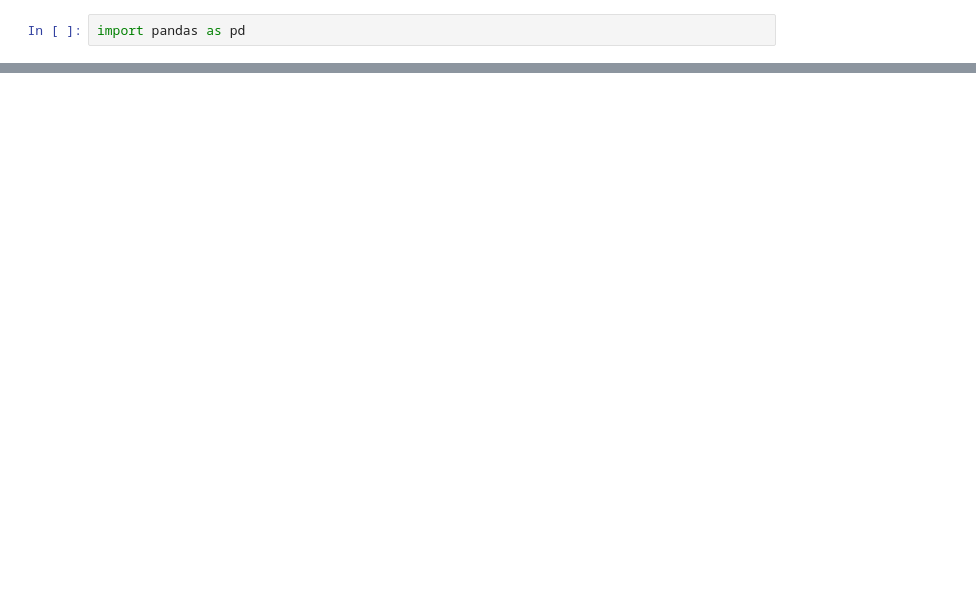
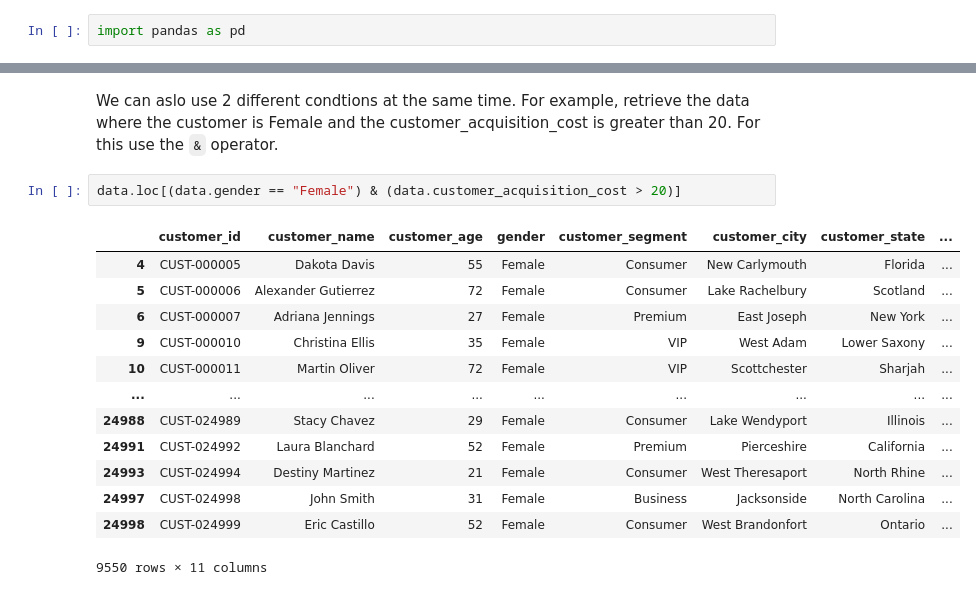
Before and after one commit to Spoorti803/Kaggle-Practice, a Jupyter notebook: pandas.ipynb, the cells around one changed output, grey strips where cells are left out. Cells and saved outputs as stored; diff of their text form; blank space fills up the shorter version.

```diff
--- a/pandas.ipynb
+++ b/pandas.ipynb
@@ -177,0 +235,18 @@ animals.to_csv("cows_and_goats.csv")
+# %% [markdown]
+We can aslo use 2 different condtions at the same time. For example, retrieve the data where the customer is Female and the customer_acquisition_cost is greater than 20. For this use the `&` operator.
+# %%
+data.loc[(data.gender == "Female") & (data.customer_acquisition_cost > 20)]
+# %% [output]
+|  | customer_id | customer_name | customer_age | gender | customer_segment | customer_city | customer_state | ... |
+| 4 | CUST-000005 | Dakota Davis | 55 | Female | Consumer | New Carlymouth | Florida | ... |
+| 5 | CUST-000006 | Alexander Gutierrez | 72 | Female | Consumer | Lake Rachelbury | Scotland | ... |
+| 6 | CUST-000007 | Adriana Jennings | 27 | Female | Premium | East Joseph | New York | ... |
+| 9 | CUST-000010 | Christina Ellis | 35 | Female | VIP | West Adam | Lower Saxony | ... |
+| 10 | CUST-000011 | Martin Oliver | 72 | Female | VIP | Scottchester | Sharjah | ... |
+| ... | ... | ... | ... | ... | ... | ... | ... | ... |
+| 24988 | CUST-024989 | Stacy Chavez | 29 | Female | Consumer | Lake Wendyport | Illinois | ... |
+| 24991 | CUST-024992 | Laura Blanchard | 52 | Female | Premium | Pierceshire | California | ... |
+| 24993 | CUST-024994 | Destiny Martinez | 21 | Female | Consumer | West Theresaport | North Rhine | ... |
+| 24997 | CUST-024998 | John Smith | 31 | Female | Business | Jacksonside | North Carolina | ... |
+| 24998 | CUST-024999 | Eric Castillo | 52 | Female | Consumer | West Brandonfort | Ontario | ... |
+9550 rows × 11 columns
```
Also changed, not shown: parts of 65 cells of this notebook.
